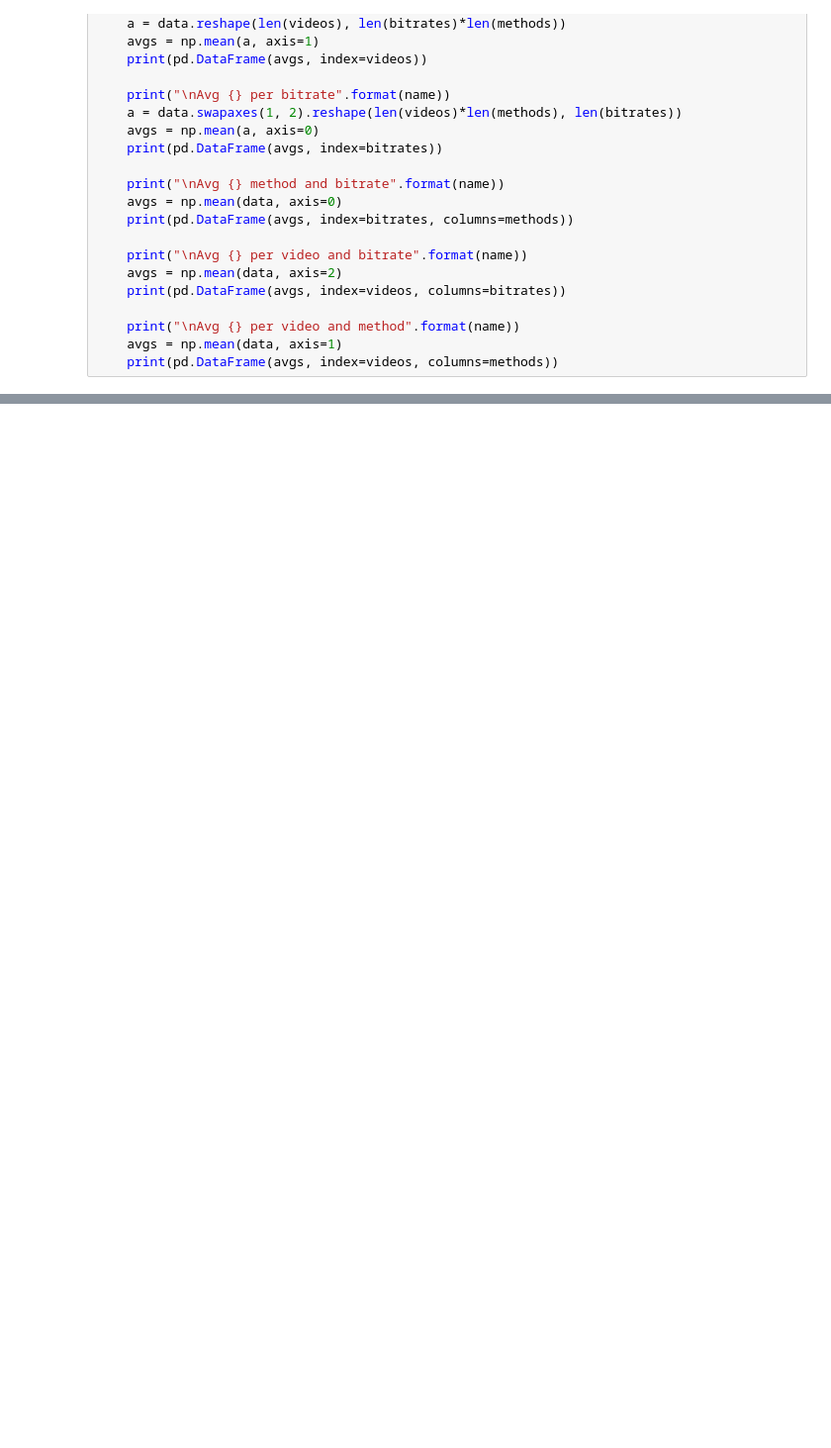
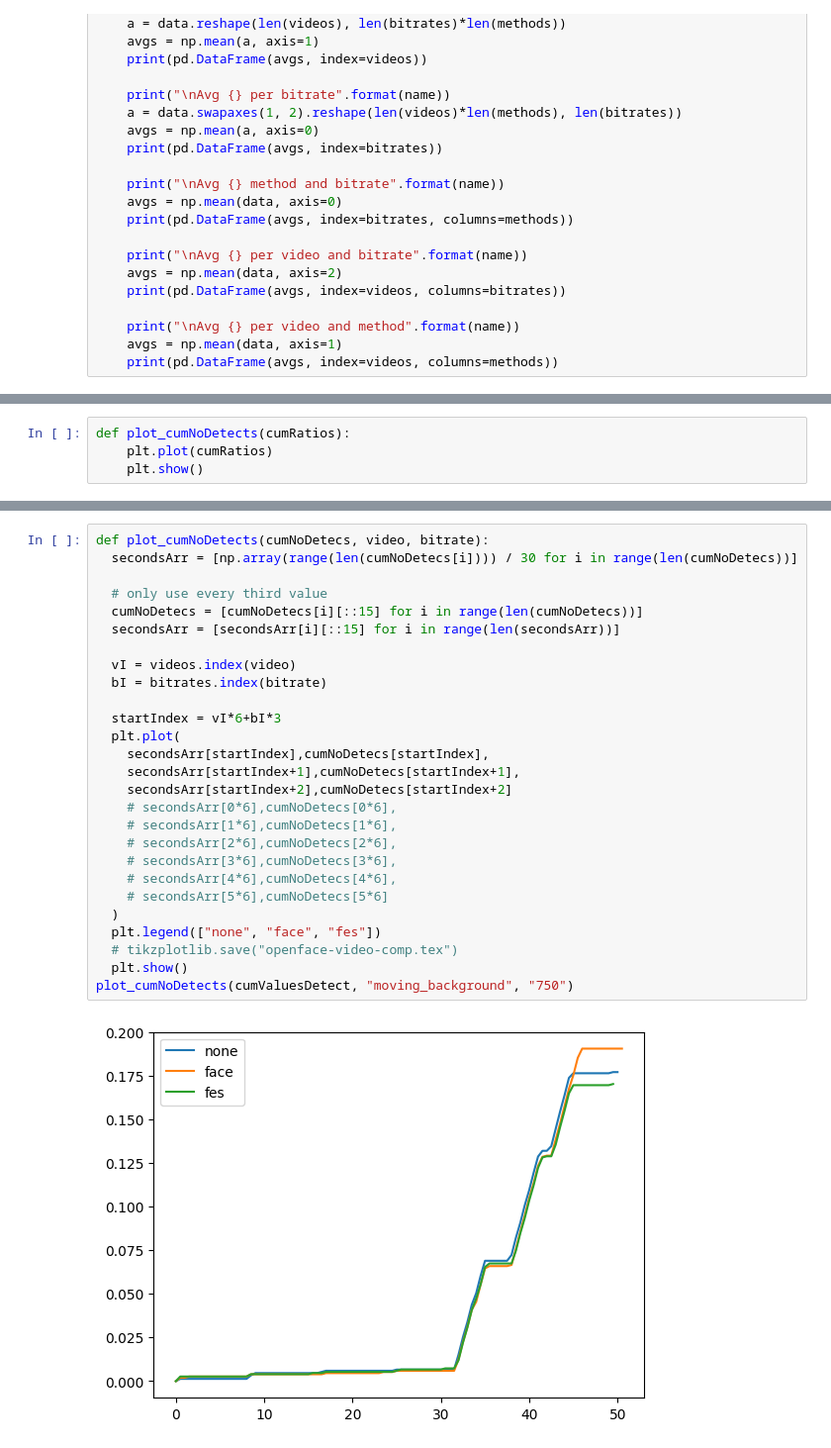
Before and after one commit to BorderBoy/semantic-video-compression, a Jupyter notebook: analysis/openface-analysis.ipynb, the cells around one changed output, grey strips where cells are left out. Shown: that part at 99% size. Saved outputs shown, nothing was run; the diff lists cells and outputs as text; blank space fills up the shorter version.

```diff
--- a/analysis/openface-analysis.ipynb
+++ b/analysis/openface-analysis.ipynb
@@ -55,2 +93,6 @@ def print_stats(data, name):
+# %%
+def plot_cumNoDetects(cumRatios):
+    plt.plot(cumRatios)
+    plt.show()
 # %%
 valuesDetect = []
@@ -101,0 +149,29 @@ hololens_right     0.162747  0.159302  0.176962
+# %%
+def plot_cumNoDetects(cumNoDetecs, video, bitrate):
+  secondsArr = [np.array(range(len(cumNoDetecs[i]))) / 30 for i in range(len(cumNoDetecs))]
+
+  # only use every third value
+  cumNoDetecs = [cumNoDetecs[i][::15] for i in range(len(cumNoDetecs))]
+  secondsArr = [secondsArr[i][::15] for i in range(len(secondsArr))]
+
+  vI = videos.index(video)
+  bI = bitrates.index(bitrate)
+
+  startIndex = vI*6+bI*3
+  plt.plot(
+    secondsArr[startIndex],cumNoDetecs[startIndex],
+    secondsArr[startIndex+1],cumNoDetecs[startIndex+1],
+    secondsArr[startIndex+2],cumNoDetecs[startIndex+2]
+    # secondsArr[0*6],cumNoDetecs[0*6],
+    # secondsArr[1*6],cumNoDetecs[1*6],
+    # secondsArr[2*6],cumNoDetecs[2*6],
+    # secondsArr[3*6],cumNoDetecs[3*6],
+    # secondsArr[4*6],cumNoDetecs[4*6],
+    # secondsArr[5*6],cumNoDetecs[5*6]
+  )
+  plt.legend(["none", "face", "fes"])
+  # tikzplotlib.save("openface-video-comp.tex")
+  plt.show()
+plot_cumNoDetects(cumValuesDetect, "moving_background", "750")
+# %% [output]
+[figure, added]
```
Also changed, not shown: parts of 7 cells of this notebook, 1 other file.
